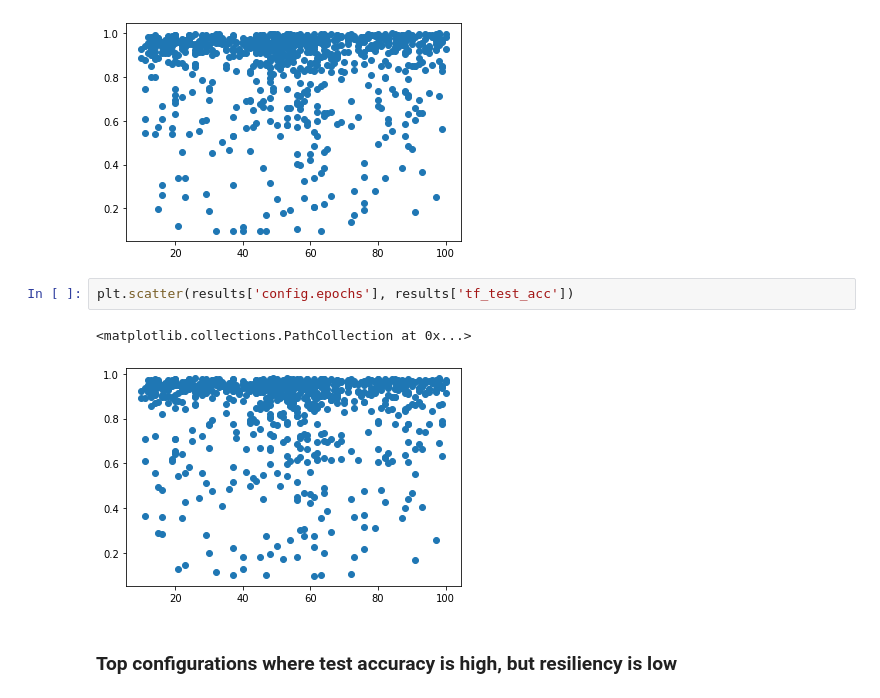
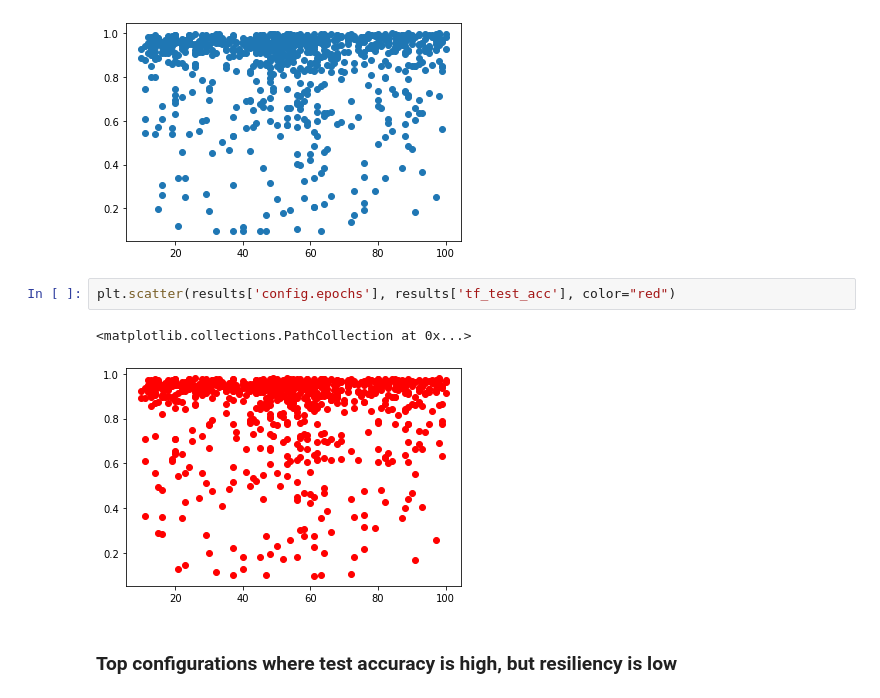
Before and after one commit to maxzvyagin/hyper_resilient_experiments, a Jupyter notebook: simple_mnist/notebooks/mnist_result_exploration.ipynb, the cells around one changed output. Drawn from its saved outputs; the diff is of its cells as text.

```diff
--- a/simple_mnist/notebooks/mnist_result_exploration.ipynb
+++ b/simple_mnist/notebooks/mnist_result_exploration.ipynb
@@ -68,10 +68,10 @@ plt.scatter(results['config.epochs'], results['pt_test_acc'])
 <matplotlib.collections.PathCollection at 0x...>
 [figure]
 # %%
-plt.scatter(results['config.epochs'], results['tf_test_acc'])
+plt.scatter(results['config.epochs'], results['tf_test_acc'], color="red")
 # %% [output]
 <matplotlib.collections.PathCollection at 0x...>
-[figure, old version]
+[figure, new version]
 # %% [markdown]
 ### Top configurations where test accuracy is high, but resiliency is low
 # %%
```
Also changed, not shown: parts of 2 cells of this notebook, 2 other files.
